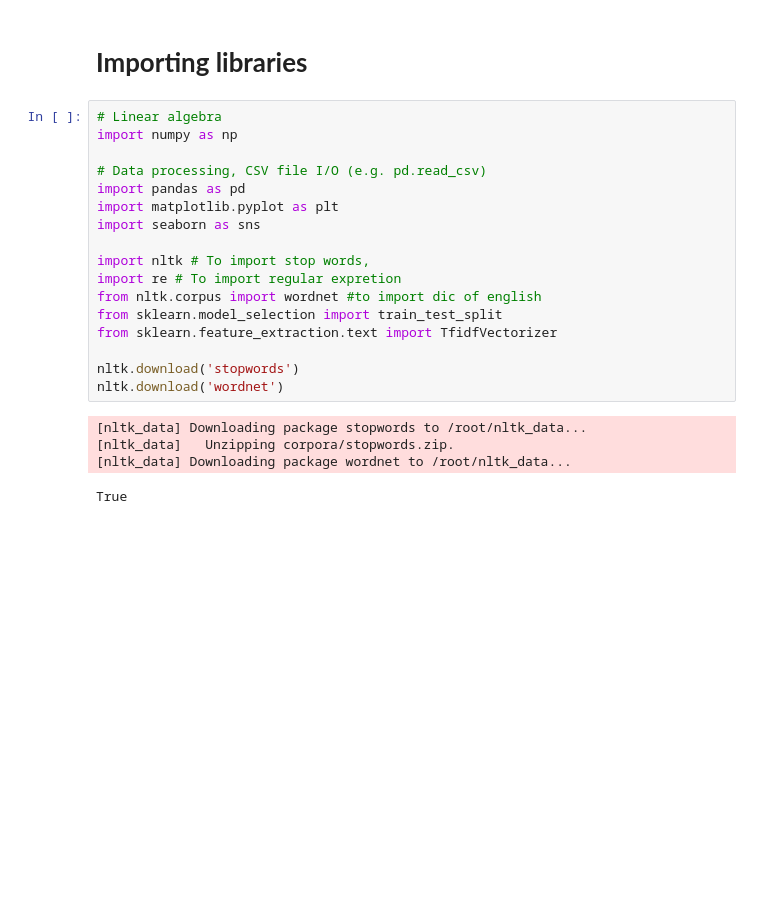
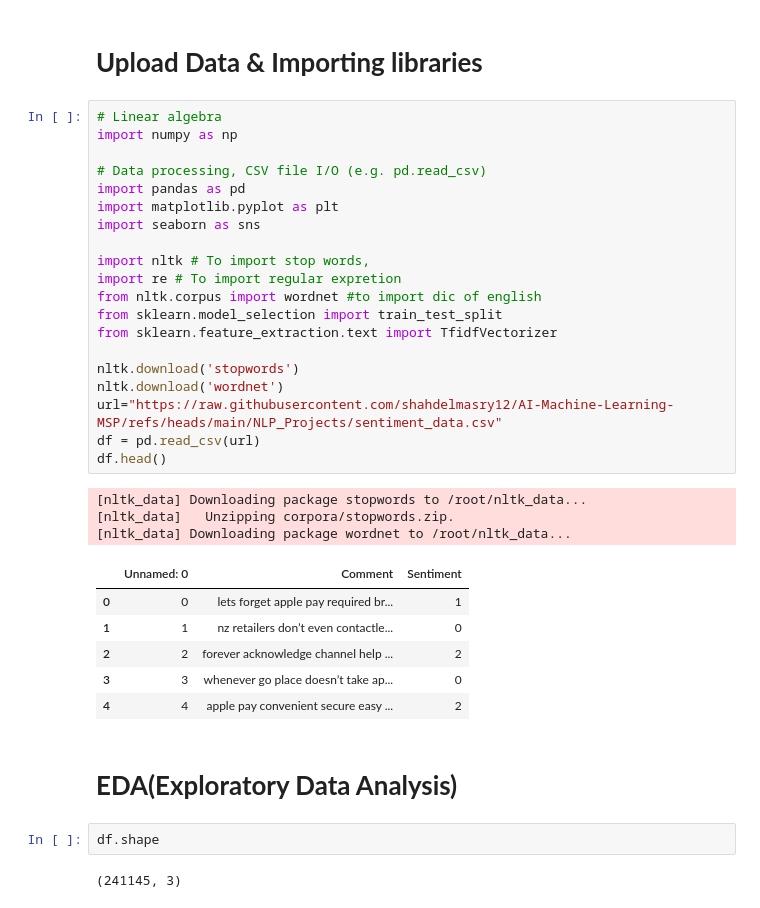
Before and after one commit to shahdelmasry12/AI-Machine-Learning, a Jupyter notebook: NLP_Projects/NLP_Sentiment__Analysis_Project.ipynb, the cells around one changed output. Drawn from its saved outputs; the diff is of its cells as text; blank space fills up the shorter version.

```diff
--- a/NLP_Projects/NLP_Sentiment__Analysis_Project.ipynb
+++ b/NLP_Projects/NLP_Sentiment__Analysis_Project.ipynb
@@ -3,24 +12,38 @@
 # %% [markdown]
-# **Importing libraries**
+# **Upload Data & Importing libraries**
 # %%
 # Linear algebra
 import numpy as np
 
 # Data processing, CSV file I/O (e.g. pd.read_csv)
 import pandas as pd
 import matplotlib.pyplot as plt
 import seaborn as sns
 
 import nltk # To import stop words,
 import re # To import regular expretion
 from nltk.corpus import wordnet #to import dic of english
 from sklearn.model_selection import train_test_split
 from sklearn.feature_extraction.text import TfidfVectorizer
 
 nltk.download('stopwords')
 nltk.download('wordnet')
+url="https://raw.githubusercontent.com/shahdelmasry12/AI-Machine-Learning-MSP/refs/heads/main/NLP_Projects/sentiment_data.csv"
+df = pd.read_csv(url)
+df.head()
 # %% [output]
 [nltk_data] Downloading package stopwords to /root/nltk_data...
 [nltk_data]   Unzipping corpora/stopwords.zip.
 [nltk_data] Downloading package wordnet to /root/nltk_data...
-True
+|  | Unnamed: 0 | Comment | Sentiment |
+| 0 | 0 | lets forget apple pay required br... | 1 |
+| 1 | 1 | nz retailers don’t even contactle... | 0 |
+| 2 | 2 | forever acknowledge channel help ... | 2 |
+| 3 | 3 | whenever go place doesn’t take ap... | 0 |
+| 4 | 4 | apple pay convenient secure easy ... | 2 |
+# %% [markdown]
+# **EDA(Exploratory Data Analysis)**
+# %%
+df.shape
+# %% [output]
+(241145, 3)
```
Also changed, not shown: parts of 22 cells of this notebook.
